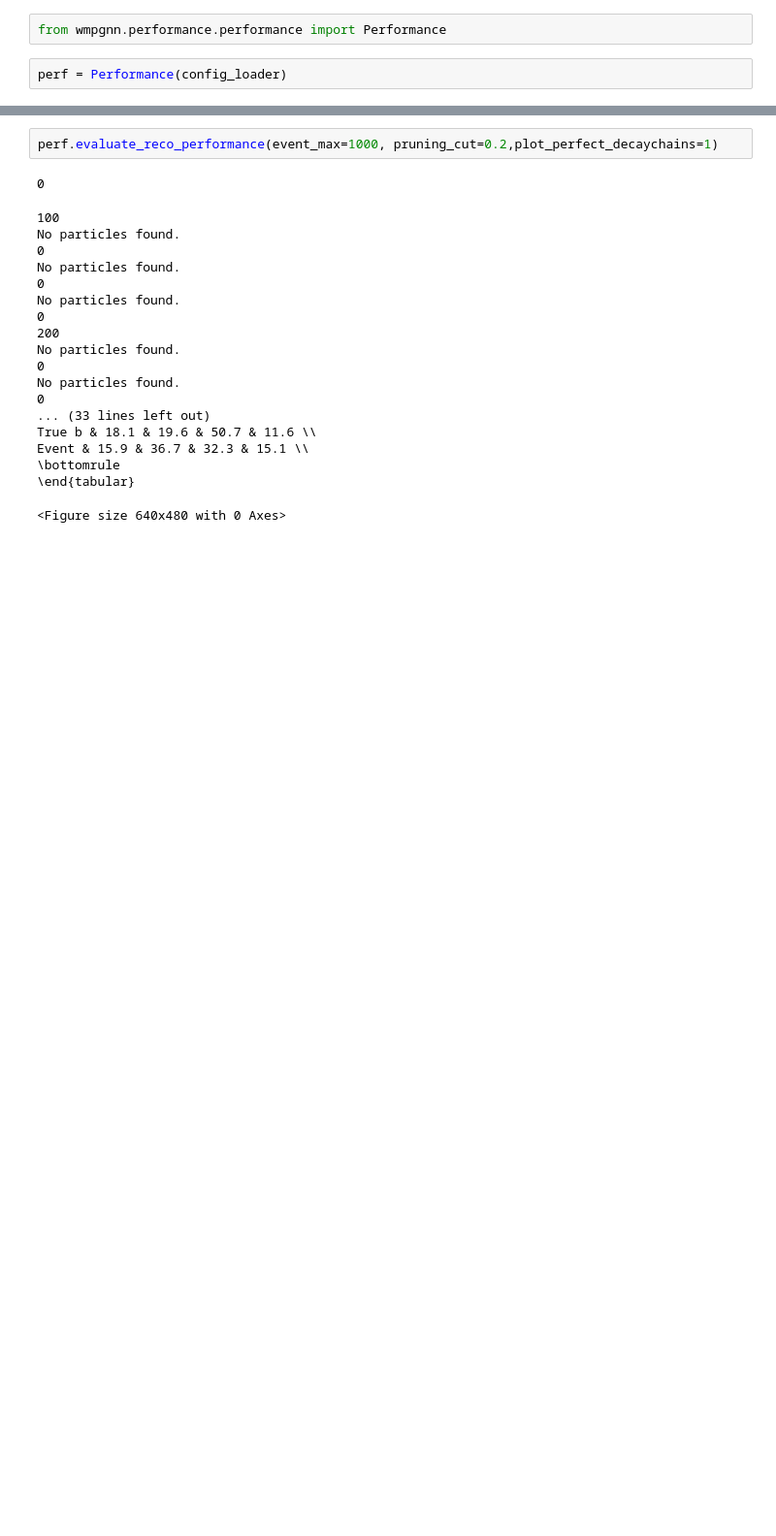
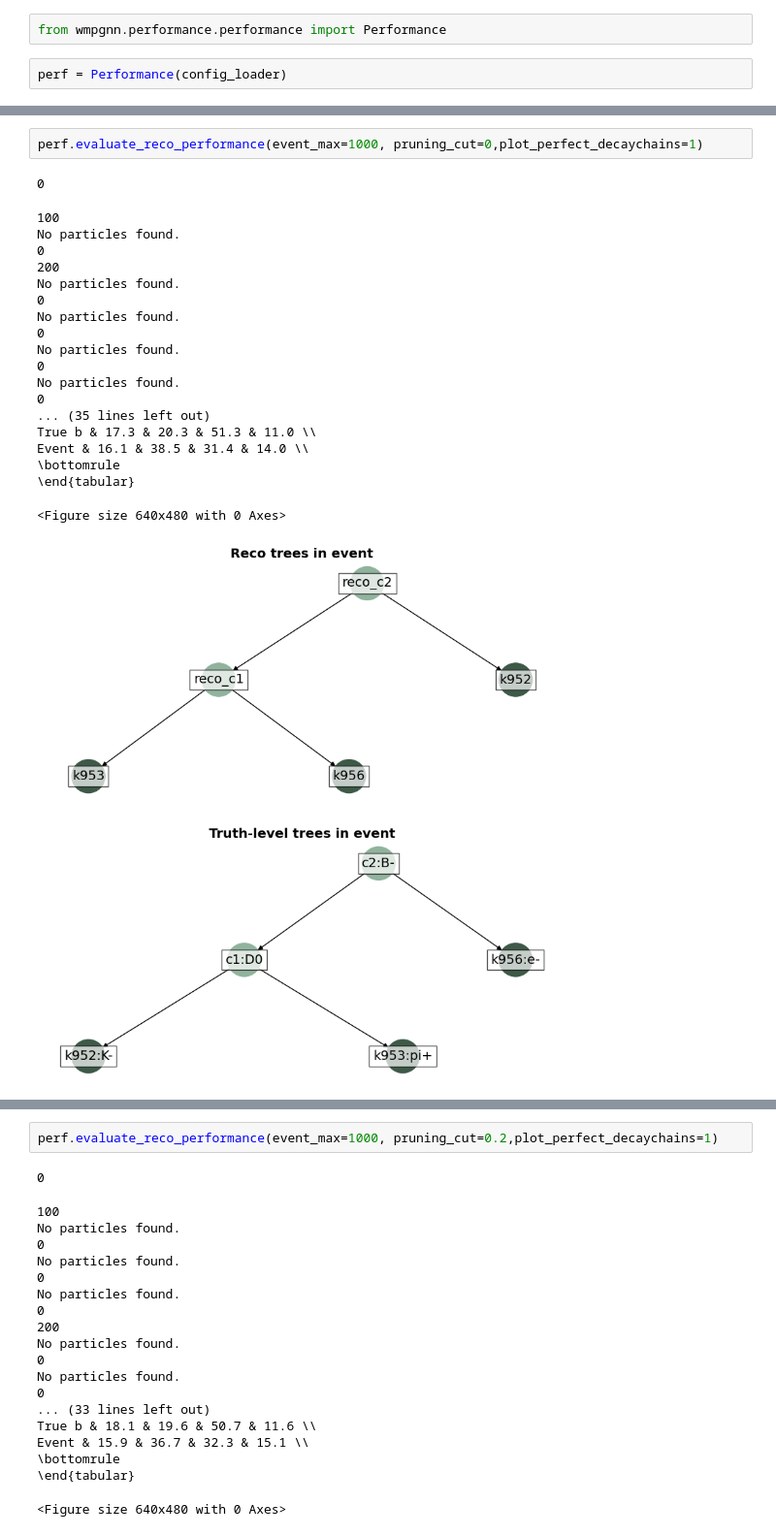
Before and after one commit to willsutcliffe/scalable_mtl_hgnn, a Jupyter notebook: Refactoring_perf.ipynb, the cells around one changed output, grey strips where cells are left out. Shown at 97% size. Cells and saved outputs as stored; diff of their text form; blank space fills up the shorter version.

```diff
--- a/Refactoring_perf.ipynb
+++ b/Refactoring_perf.ipynb
@@ -53,0 +196,23 @@ perf = Performance(config_loader)
+# %%
+perf.evaluate_reco_performance(event_max=1000, pruning_cut=0,plot_perfect_decaychains=1)
+# %% [output]
+0
+100
+No particles found.
+0
+200
+No particles found.
+0
+No particles found.
+0
+No particles found.
+0
+No particles found.
+0
+... (35 lines left out)
+True b & 17.3 & 20.3 & 51.3 & 11.0 \\
+Event & 16.1 & 38.5 & 31.4 & 14.0 \\
+\bottomrule
+\end{tabular}
+<Figure size 640x480 with 0 Axes>
+[figure, added]
```
Also changed, not shown: parts of 43 cells of this notebook, 19 other files.
